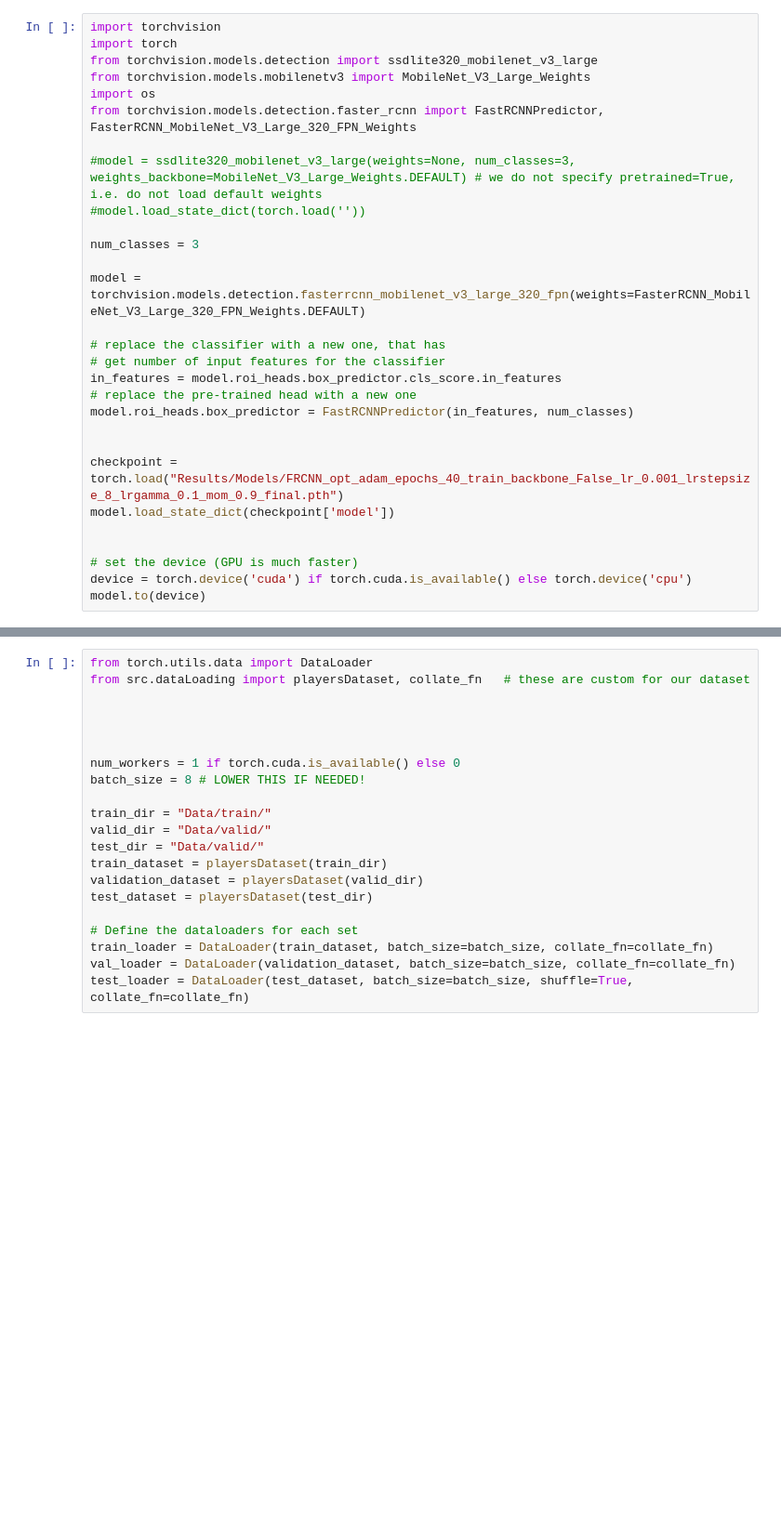
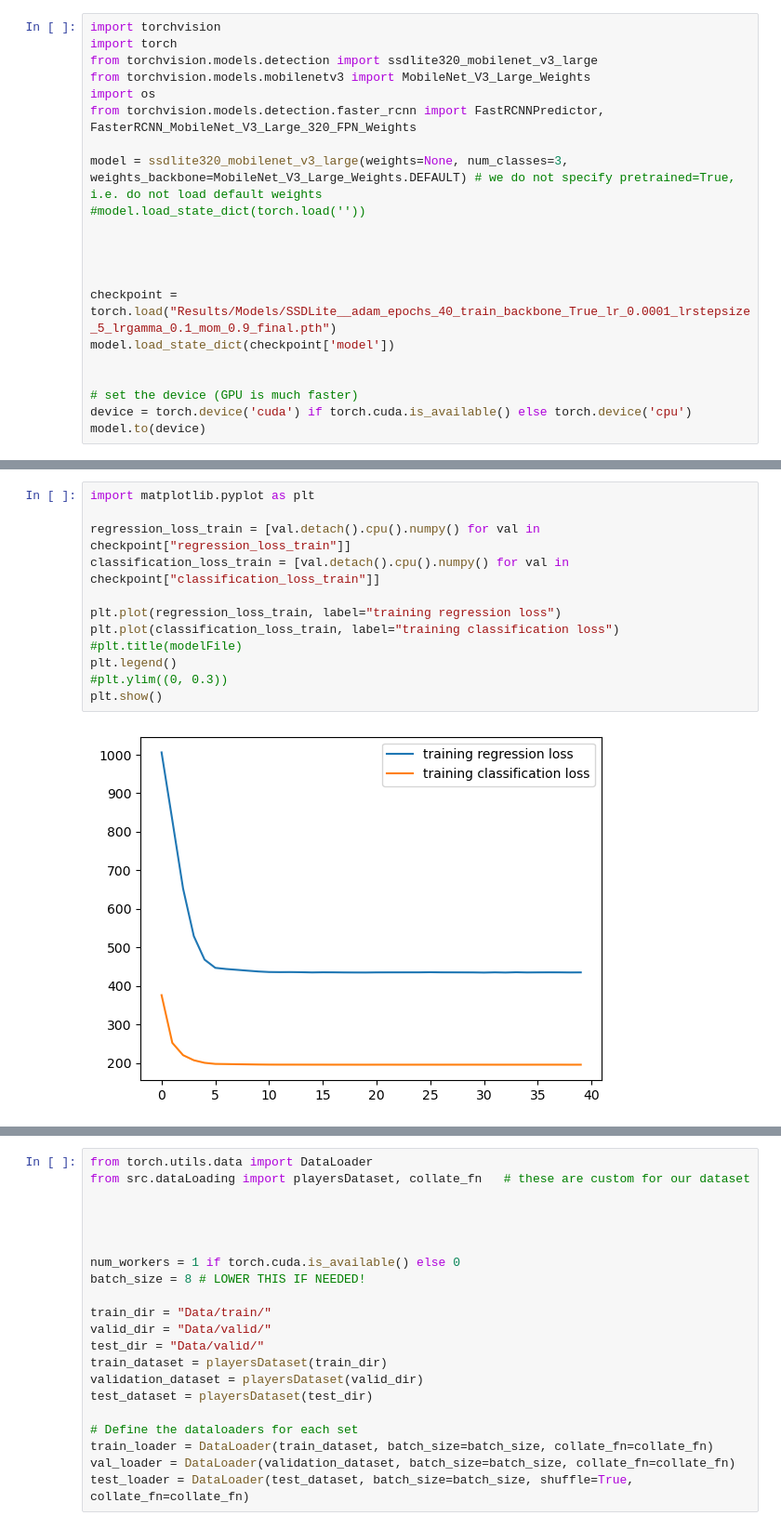
Before and after one commit to daniel-macrae/DeepLearning-2023, a Jupyter notebook: quickModelEvaluation.ipynb, the cells around one changed output, grey strips where cells are left out. Shown: that part at 93% size. Cells and saved outputs as stored; diff of their text form; blank space fills up the shorter version.

```diff
--- a/quickModelEvaluation.ipynb
+++ b/quickModelEvaluation.ipynb
@@ -6,21 +6,13 @@ from torchvision.models.mobilenetv3 import MobileNet_V3_Large_Weights
 import os
 from torchvision.models.detection.faster_rcnn import FastRCNNPredictor, FasterRCNN_MobileNet_V3_Large_320_FPN_Weights
 
-#model = ssdlite320_mobilenet_v3_large(weights=None, num_classes=3,  weights_backbone=MobileNet_V3_Large_Weights.DEFAULT) # we do not specify pretrained=True, i.e. do not load default weights
+model = ssdlite320_mobilenet_v3_large(weights=None, num_classes=3,  weights_backbone=MobileNet_V3_Large_Weights.DEFAULT) # we do not specify pretrained=True, i.e. do not load default weights
 #model.load_state_dict(torch.load(''))
 
-num_classes = 3
-
-model = torchvision.models.detection.fasterrcnn_mobilenet_v3_large_320_fpn(weights=FasterRCNN_MobileNet_V3_Large_320_FPN_Weights.DEFAULT)
-
-# replace the classifier with a new one, that has
-# get number of input features for the classifier
-in_features = model.roi_heads.box_predictor.cls_score.in_features
-# replace the pre-trained head with a new one
-model.roi_heads.box_predictor = FastRCNNPredictor(in_features, num_classes)
 
 
-checkpoint = torch.load("Results/Models/FRCNN_opt_adam_epochs_40_train_backbone_False_lr_0.001_lrstepsize_8_lrgamma_0.1_mom_0.9_final.pth")
+
+checkpoint = torch.load("Results/Models/SSDLite__adam_epochs_40_train_backbone_True_lr_0.0001_lrstepsize_5_lrgamma_0.1_mom_0.9_final.pth")
 model.load_state_dict(checkpoint['model'])
 
 
@@ -40,0 +53,14 @@ plt.show()
+# %%
+import matplotlib.pyplot as plt
+
+regression_loss_train = [val.detach().cpu().numpy() for val in checkpoint["regression_loss_train"]]
+classification_loss_train = [val.detach().cpu().numpy() for val in checkpoint["classification_loss_train"]]
+
+plt.plot(regression_loss_train, label="training regression loss")
+plt.plot(classification_loss_train, label="training classification loss")
+#plt.title(modelFile)
+plt.legend()
+#plt.ylim((0, 0.3))
+plt.show()
+# %% [output]
+[figure, added]
```
Also changed, not shown: parts of 7 cells of this notebook.
